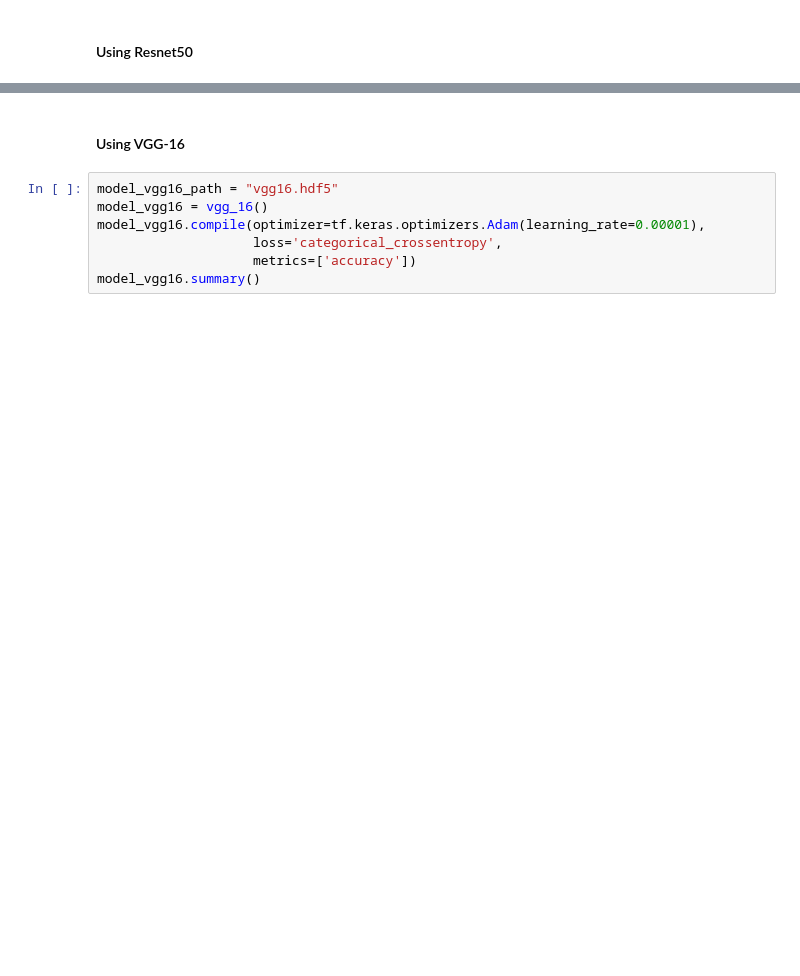
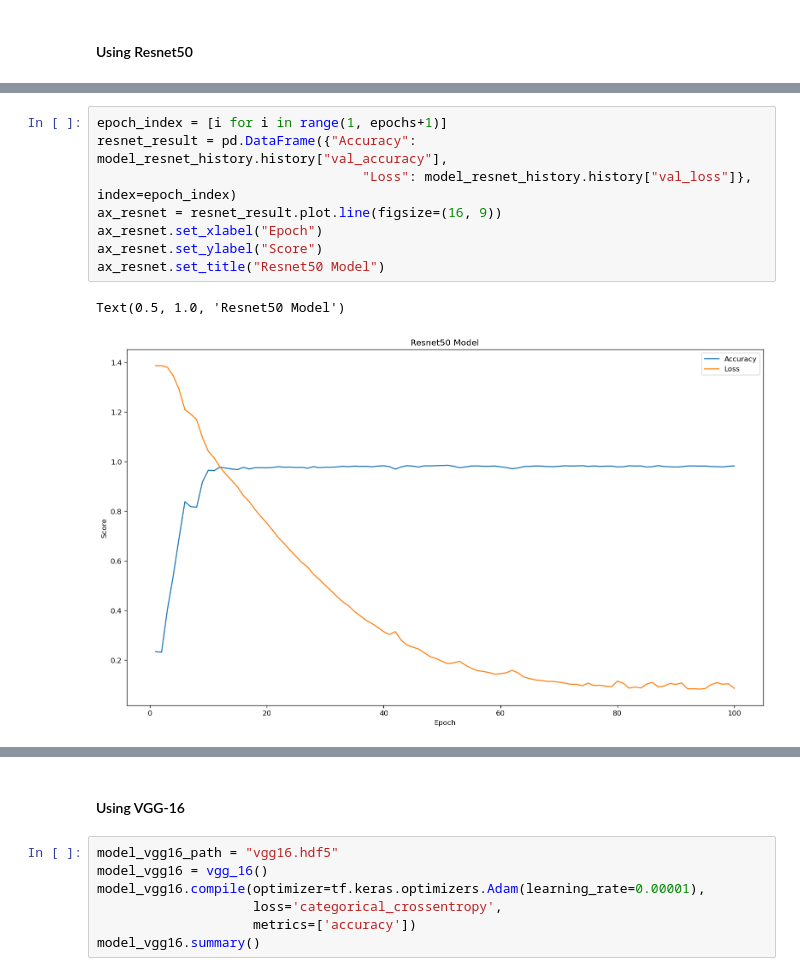
Before and after one commit to wesley0628/Brain_MRI_Image_Analysis, a Jupyter notebook: Brain_tumor_detection.ipynb, the cells around one changed output, grey strips where cells are left out. Saved outputs shown, nothing was run; the diff lists cells and outputs as text; blank space fills up the shorter version.

Commit message:
add plot

```diff
--- a/Brain_tumor_detection.ipynb
+++ b/Brain_tumor_detection.ipynb
@@ -147,3 +191,14 @@ model_resnet_history = model_resnet.fit(train_df,
+# %%
+epoch_index = [i for i in range(1, epochs+1)]
+resnet_result = pd.DataFrame({"Accuracy": model_resnet_history.history["val_accuracy"],
+                                  "Loss": model_resnet_history.history["val_loss"]}, index=epoch_index)
+ax_resnet = resnet_result.plot.line(figsize=(16, 9))
+ax_resnet.set_xlabel("Epoch")
+ax_resnet.set_ylabel("Score")
+ax_resnet.set_title("Resnet50 Model")
+# %% [output]
+Text(0.5, 1.0, 'Resnet50 Model')
+[figure, added]
 # %%
 model_resnet.load_weights(os.path.join("trained_model_weights", model_resnet_path))
 model_resnet.evaluate(test_df)
```
Also changed, not shown: parts of 20 cells of this notebook.
